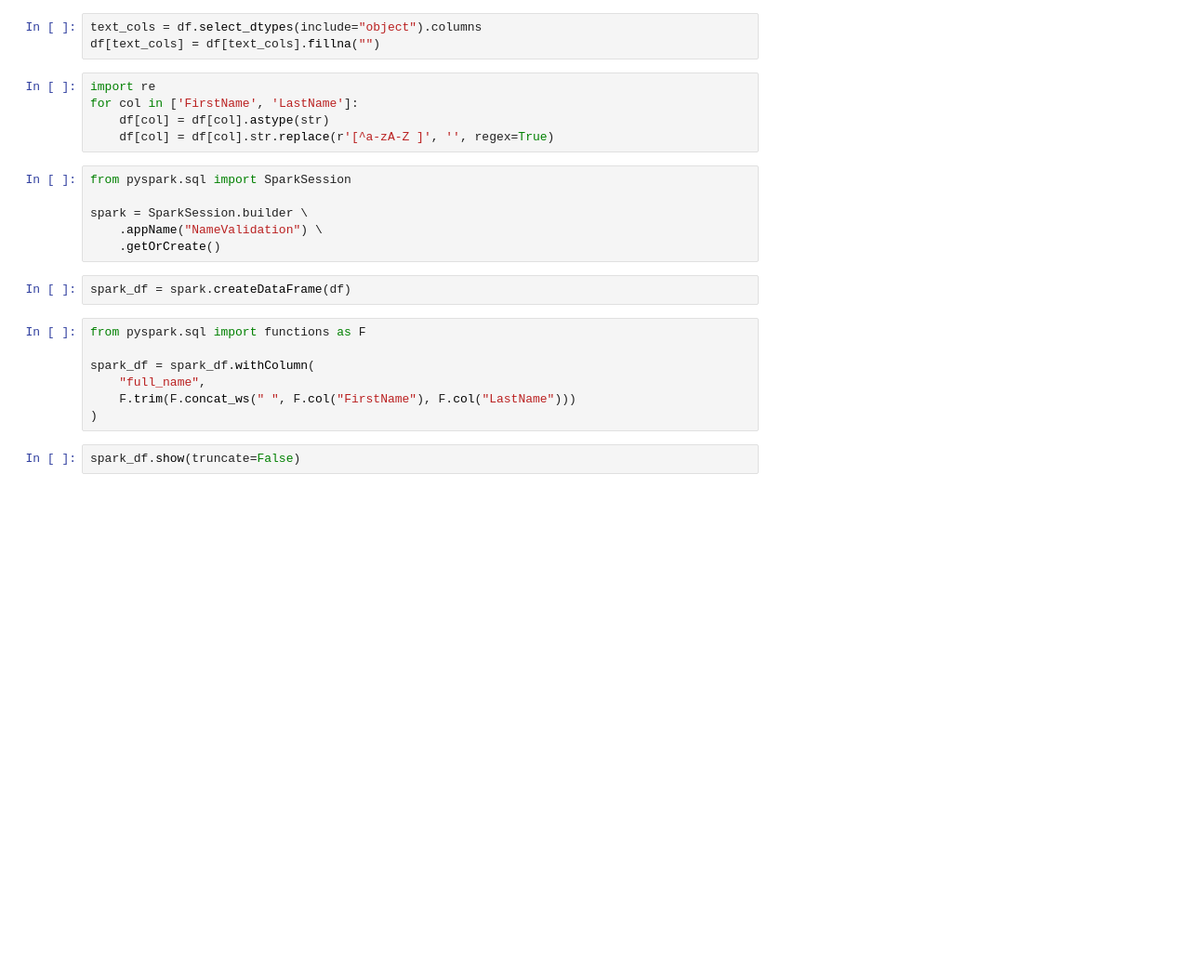
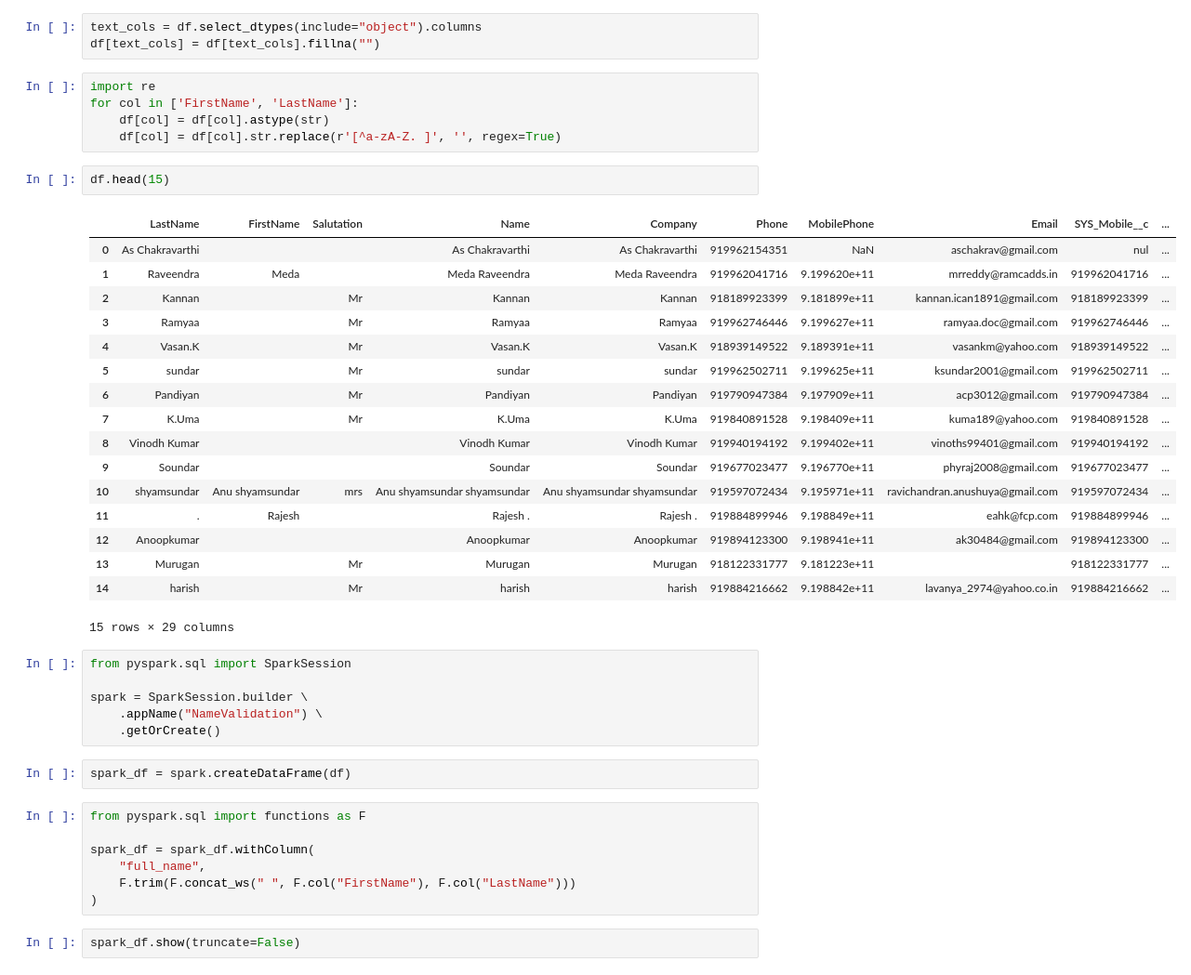
Before and after one commit to Harinadhavasala/Chatbot_Code, a Jupyter notebook: Copy_of_Data_lake.ipynb, the cells around one changed output. Shown at 93% size. Drawn from its saved outputs; the diff is of its cells as text; blank space fills up the shorter version.

```diff
--- a/Copy_of_Data_lake.ipynb
+++ b/Copy_of_Data_lake.ipynb
@@ -20,7 +22,27 @@ df[text_cols] = df[text_cols].fillna("")
 import re
 for col in ['FirstName', 'LastName']:
     df[col] = df[col].astype(str)
-    df[col] = df[col].str.replace(r'[^a-zA-Z ]', '', regex=True)
+    df[col] = df[col].str.replace(r'[^a-zA-Z. ]', '', regex=True)
+# %%
+df.head(15)
+# %% [output]
+|  | LastName | FirstName | Salutation | Name | Company | Phone | MobilePhone | Email | SYS_Mobile__c | ... |
+| 0 | As Chakravarthi |  |  | As Chakravarthi | As Chakravarthi | 919962154351 | NaN | aschakrav@gmail.com | nul | ... |
+| 1 | Raveendra | Meda |  | Meda Raveendra | Meda Raveendra | 919962041716 | 9.199620e+11 | mrreddy@ramcadds.in | 919962041716 | ... |
+| 2 | Kannan |  | Mr | Kannan | Kannan | 918189923399 | 9.181899e+11 | kannan.ican1891@gmail.com | 918189923399 | ... |
+| 3 | Ramyaa |  | Mr | Ramyaa | Ramyaa | 919962746446 | 9.199627e+11 | ramyaa.doc@gmail.com | 919962746446 | ... |
+| 4 | Vasan.K |  | Mr | Vasan.K | Vasan.K | 918939149522 | 9.189391e+11 | vasankm@yahoo.com | 918939149522 | ... |
+| 5 | sundar |  | Mr | sundar | sundar | 919962502711 | 9.199625e+11 | ksundar2001@gmail.com | 919962502711 | ... |
+| 6 | Pandiyan |  | Mr | Pandiyan | Pandiyan | 919790947384 | 9.197909e+11 | acp3012@gmail.com | 919790947384 | ... |
+| 7 | K.Uma |  | Mr | K.Uma | K.Uma | 919840891528 | 9.198409e+11 | kuma189@yahoo.com | 919840891528 | ... |
+| 8 | Vinodh Kumar |  |  | Vinodh Kumar | Vinodh Kumar | 919940194192 | 9.199402e+11 | vinoths99401@gmail.com | 919940194192 | ... |
+| 9 | Soundar |  |  | Soundar | Soundar | 919677023477 | 9.196770e+11 | phyraj2008@gmail.com | 919677023477 | ... |
+| 10 | shyamsundar | Anu shyamsundar | mrs | Anu shyamsundar shyamsundar | Anu shyamsundar shyamsundar | 919597072434 | 9.195971e+11 | ravichandran.anushuya@gmail.com | 919597072434 | ... |
+| 11 | . | Rajesh |  | Rajesh . | Rajesh . | 919884899946 | 9.198849e+11 | eahk@fcp.com | 919884899946 | ... |
+| 12 | Anoopkumar |  |  | Anoopkumar | Anoopkumar | 919894123300 | 9.198941e+11 | ak30484@gmail.com | 919894123300 | ... |
+| 13 | Murugan |  | Mr | Murugan | Murugan | 918122331777 | 9.181223e+11 |  | 918122331777 | ... |
+| 14 | harish |  | Mr | harish | harish | 919884216662 | 9.198842e+11 | lavanya_2974@yahoo.co.in | 919884216662 | ... |
+15 rows × 29 columns
 # %%
 from pyspark.sql import SparkSession
 
```
Also changed, not shown: parts of 14 cells of this notebook.
